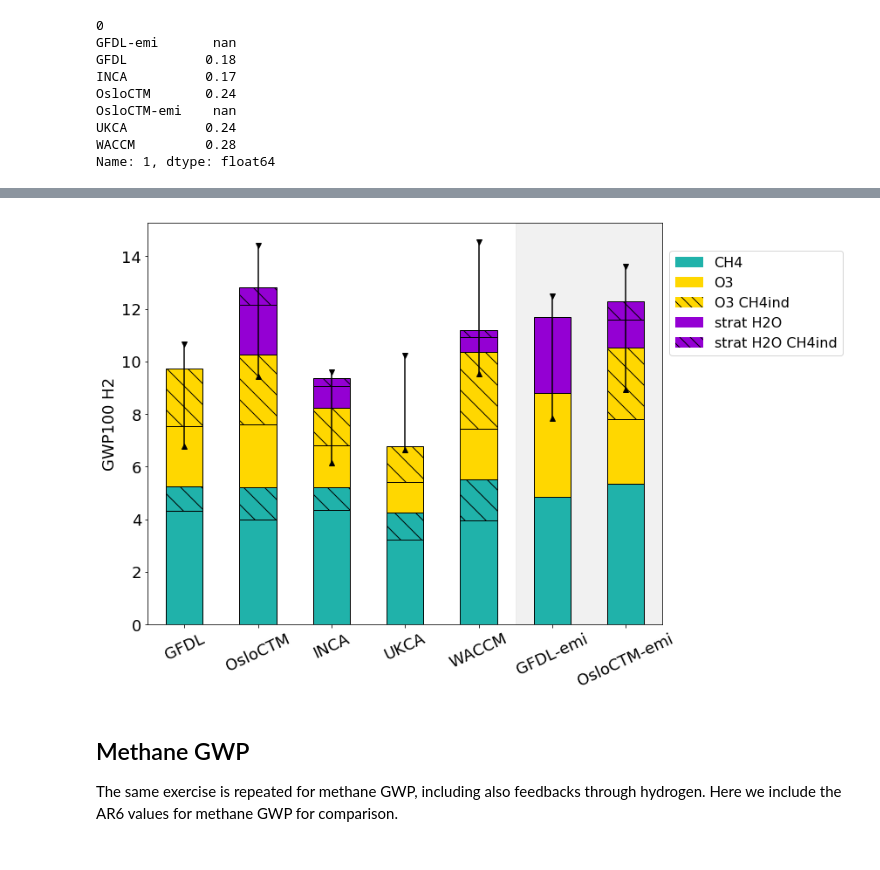
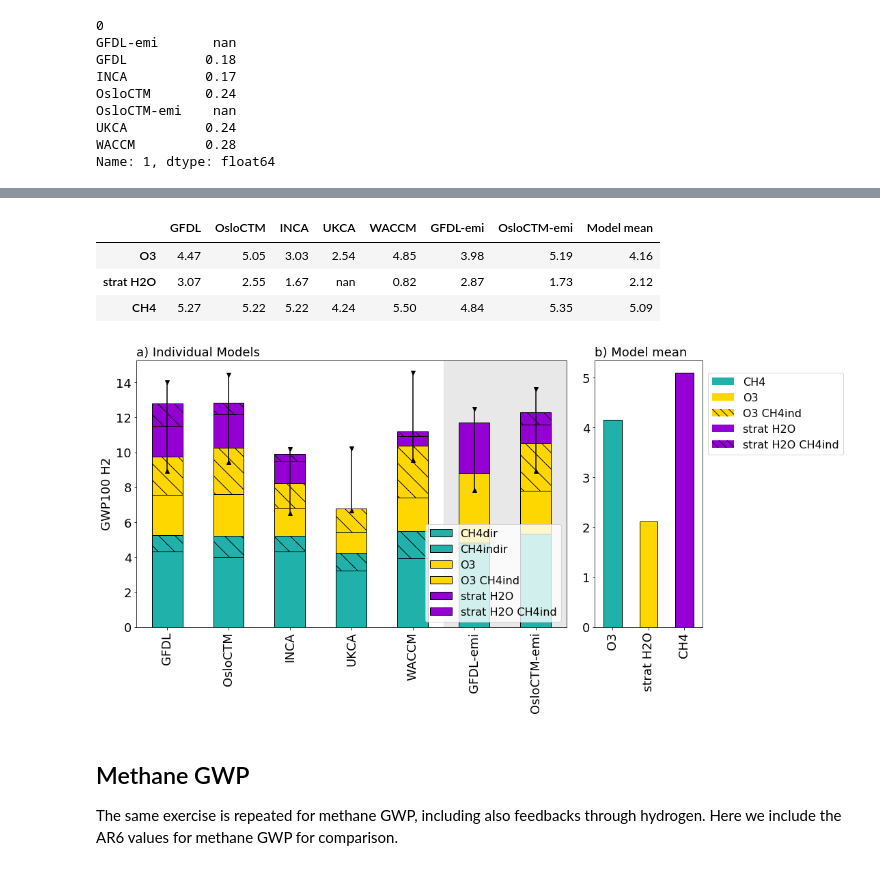
Before and after one commit to ciceroOslo/Hydrogen_GWP, a Jupyter notebook: hydrogen_figures.ipynb, the cells around one changed output, grey strips where cells are left out. Saved outputs shown, nothing was run; the diff lists cells and outputs as text; code cells hidden in the pictures.

Commit message:
updated strat H2O pluss started modifying GWP fig

```diff
--- a/hydrogen_figures.ipynb
+++ b/hydrogen_figures.ipynb
@@ -97,47 +98,78 @@ df_table_gwp.T
 | WACCM | 3.95 | 1.55 | 1.92 | 2.93 | 0.56 | 0.26 |
 | GFDL-emi | 4.84 | nan | 3.98 | nan | 2.87 | nan |
 | OsloCTM-emi | 5.35 | nan | 2.45 | 2.73 | 1.06 | 0.67 |
+# %%
+#model mean
+df_table_gwp_model_mean = df_table_gwp.fillna(0.0)
+df_table_gwp_model_mean.loc['CH4'] = df_table_gwp_model_mean.loc['CH4dir']+df_table_gwp_model_mean.loc['CH4indir']
+df_table_gwp_model_mean.loc['strat H2O'] = df_table_gwp_model_mean.loc['strat H2O']+df_table_gwp_model_mean.loc['strat H2O CH4ind']
+df_table_gwp_model_mean.loc['O3'] = df_table_gwp_model_mean.loc['O3 CH4ind']+df_table_gwp_model_mean.loc['O3']
+df_table_gwp_model_mean = df_table_gwp_model_mean.drop(['CH4dir','CH4indir','strat H2O CH4ind','O3 CH4ind'])
+df_table_gwp_model_mean.loc['Total'] = df_table_gwp_model_mean.sum()
+df_table_gwp_model_mean.replace(0, np.nan, inplace=True)
+df_table_gwp_model_mean['Model mean'] = df_table_gwp_model_mean.mean(axis=1)
+
+df_gwp_model_mean = df_table_gwp_model_mean.drop('Total')
+df_table_gwp_model_mean
+df_gwp_model_mean
+# %% [output]
+|  | GFDL | OsloCTM | INCA | UKCA | WACCM | GFDL-emi | OsloCTM-emi | Model mean |
+| O3 | 4.47 | 5.05 | 3.03 | 2.54 | 4.85 | 3.98 | 5.19 | 4.16 |
+| strat H2O | 3.07 | 2.55 | 1.67 | nan | 0.82 | 2.87 | 1.73 | 2.12 |
+| CH4 | 5.27 | 5.22 | 5.22 | 4.24 | 5.50 | 4.84 | 5.35 | 5.09 |
 # %%
-fig, axs = plt.subplots(nrows=1,ncols=1,squeeze=True,figsize=(10,8))
+fig, axs = plt.subplots(nrows=1,ncols=1,squeeze=True,figsize=(15,8),sharey=True)
+
+gs = gridspec.GridSpec(1, 2, width_ratios=[4, 1])
+axs = plt.subplot(gs[0])
+
 df_table_gwp.T.plot.bar(stacked=True,
                         color=[CH4_color, CH4_color,O3_color, O3_color, H2O_color, H2O_color],
                         edgecolor='black',
                         ax=axs)
 
 for m,model in enumerate(df_table_gwp.columns):
     axs.plot(m,total_drydep_max.loc[model],marker='^',color='black')
     axs.plot(m,total_drydep_min.loc[model],marker='v',color='black')
     axs.plot([m,m],[total_drydep_min.loc[model],total_drydep_max.loc[model]],color='black')
 
-axs.axvspan(4.5, 7, alpha=0.3, color='lightgray',zorder=-10)
-
+axs.axvspan(4.5, 7, alpha=0.5, color='lightgray',zorder=-10)
+axs.set_title('a) Individual Models',loc='left')
 bars = [thing for thing in axs.containers if isinstance(thing,mpl.container.BarContainer)]
 i = 0
 
 for b,bar in enumerate(bars):
     for p,patch in enumerate(bar):
         if b == 1 :
             patch.set_hatch('\\')
         if b == 3 :
             patch.set_hatch('\\')
         if b == 5 :
             patch.set_hatch('\\')
         i = i + 1
 
+
+
+axs.set_ylabel('GWP100 H2')
+#axs.set_xticks(rotation=25, horizontalalignment="center")
+
+axs = plt.subplot(gs[1])
+df_gwp_model_mean['Model mean'].plot.bar(stacked=True,
+                        color=[CH4_color,O3_color,  H2O_color],
+                        edgecolor='black',
+                        ax=axs)
+
 # Shrink current axis by 20%
 box = axs.get_position()
 axs.set_position([box.x0, box.y0, box.width * 0.7, box.height])
 
 # Put a legend to the right of the current axis
 axs.legend(loc='center left', bbox_to_anchor=(1, 0.8),handles = [CH4_legend, O3_dir_legend, O3_ind_legend, H2O_dir_legend, H2O_ind_legend])
-
-
-plt.ylabel('GWP100 H2')
-plt.xticks(rotation=25, horizontalalignment="center")
+axs.set_title('b) Model mean',loc='left')
 plt.tight_layout()
 plt.savefig('output/Hydrogen_GWP.png', transparent=True)
 # %% [output]
-[figure, old version]
+[figure, new version]
 # %% [markdown]
 ## Methane GWP
 The same exercise is repeated for methane GWP, including also feedbacks through hydrogen. Here we include the AR6 values for methane GWP for comparison.
```
Also changed, not shown: parts of 3 cells of this notebook, 15 other files.
